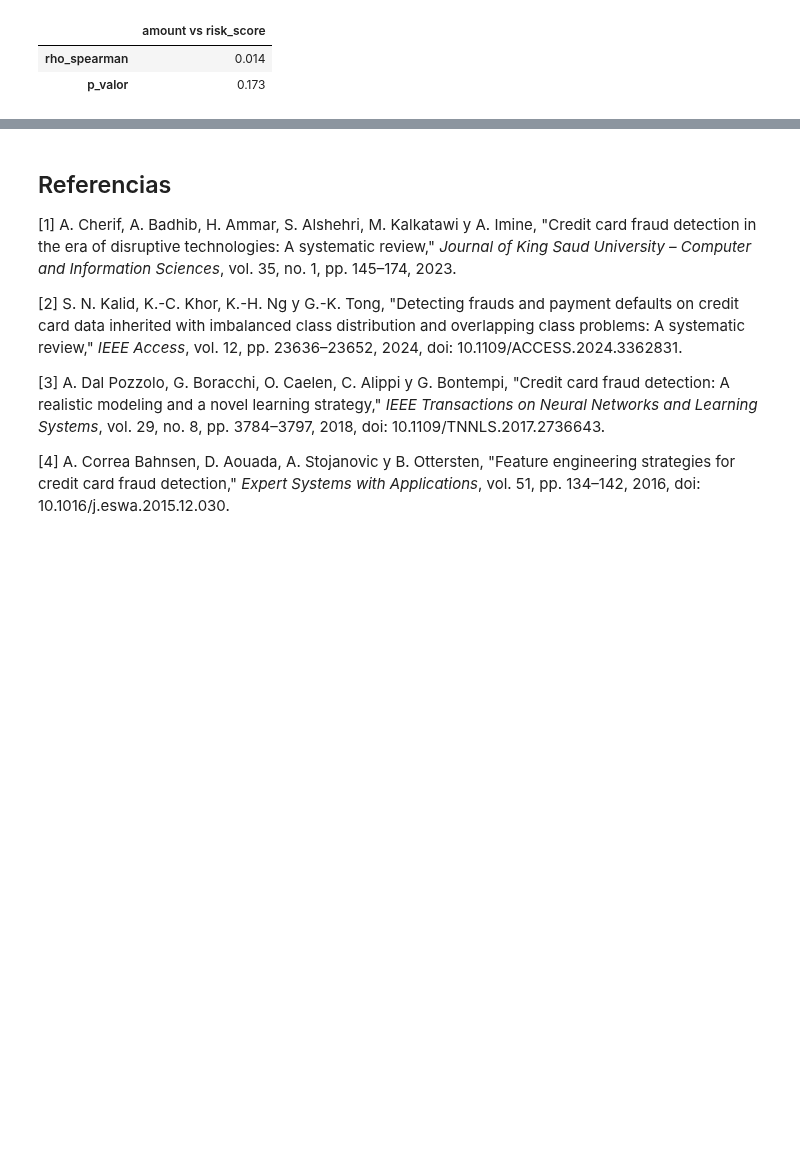
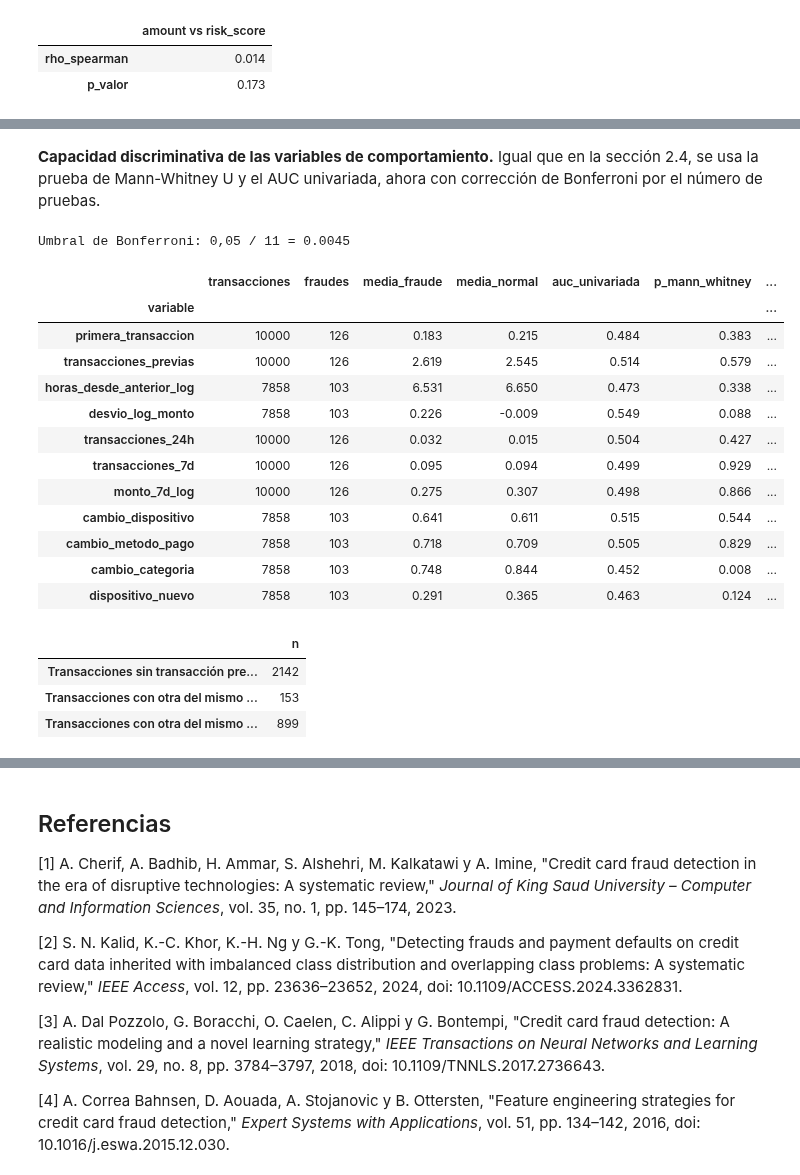
Before and after one commit to SamuelPuerta/FinancialTransactions-FraudDetection-Model, a Jupyter notebook: notebooks/01_descripcion_problema.ipynb, the cells around one changed output, grey strips where cells are left out. Drawn from its saved outputs; the diff is of its cells as text; code cells hidden in the pictures; blank space fills up the shorter version.

```diff
--- a/notebooks/01_descripcion_problema.ipynb
+++ b/notebooks/01_descripcion_problema.ipynb
@@ -562,0 +622,48 @@ El promedio de `risk_score` es prácticamente igual en todos los niveles de las
+# %% [markdown]
+**Capacidad discriminativa de las variables de comportamiento.** Igual que en la sección 2.4, se usa la prueba de Mann-Whitney U y el AUC univariada, ahora con corrección de Bonferroni por el número de pruebas.
+# %%
+umbral_bonferroni = 0.05 / len(COMPORTAMIENTO)
+filas = []
+for col in COMPORTAMIENTO:
+    valido = df[col].notna()
+    x = df.loc[valido, col]
+    y_valido = df.loc[valido, "is_fraud"]
+    _, p = stats.mannwhitneyu(x[y_valido == 1], x[y_valido == 0], alternative="two-sided")
+    filas.append({
+        "variable": col,
+        "transacciones": valido.sum(),
+        "fraudes": y_valido.sum(),
+        "media_fraude": x[y_valido == 1].mean(),
+        "media_normal": x[y_valido == 0].mean(),
+        "auc_univariada": roc_auc_score(y_valido, x),
+        "p_mann_whitney": p,
+        "significativa_bonferroni": p < umbral_bonferroni,
+    })
+print(f"Umbral de Bonferroni: 0,05 / {len(COMPORTAMIENTO)} = {umbral_bonferroni:.4f}")
+pd.DataFrame(filas).set_index("variable")
+# %% [output]
+Umbral de Bonferroni: 0,05 / 11 = 0.0045
+|  | transacciones | fraudes | media_fraude | media_normal | auc_univariada | p_mann_whitney | ... |
+| variable |  |  |  |  |  |  | ... |
+| primera_transaccion | 10000 | 126 | 0.183 | 0.215 | 0.484 | 0.383 | ... |
+| transacciones_previas | 10000 | 126 | 2.619 | 2.545 | 0.514 | 0.579 | ... |
+| horas_desde_anterior_log | 7858 | 103 | 6.531 | 6.650 | 0.473 | 0.338 | ... |
+| desvio_log_monto | 7858 | 103 | 0.226 | -0.009 | 0.549 | 0.088 | ... |
+| transacciones_24h | 10000 | 126 | 0.032 | 0.015 | 0.504 | 0.427 | ... |
+| transacciones_7d | 10000 | 126 | 0.095 | 0.094 | 0.499 | 0.929 | ... |
+| monto_7d_log | 10000 | 126 | 0.275 | 0.307 | 0.498 | 0.866 | ... |
+| cambio_dispositivo | 7858 | 103 | 0.641 | 0.611 | 0.515 | 0.544 | ... |
+| cambio_metodo_pago | 7858 | 103 | 0.718 | 0.709 | 0.505 | 0.829 | ... |
+| cambio_categoria | 7858 | 103 | 0.748 | 0.844 | 0.452 | 0.008 | ... |
+| dispositivo_nuevo | 7858 | 103 | 0.291 | 0.365 | 0.463 | 0.124 | ... |
+# %%
+pd.Series({
+    "Transacciones sin transacción previa del usuario": int(df["primera_transaccion"].sum()),
+    "Transacciones con otra del mismo usuario en las 24 h previas": int((df["transacciones_24h"] > 0).sum()),
+    "Transacciones con otra del mismo usuario en los 7 días previos": int((df["transacciones_7d"] > 0).sum()),
+}).to_frame("n")
+# %% [output]
+|  | n |
+| Transacciones sin transacción pre... | 2142 |
+| Transacciones con otra del mismo ... | 153 |
+| Transacciones con otra del mismo ... | 899 |
```
Also changed, not shown: parts of 20 cells of this notebook, 14 other files.
